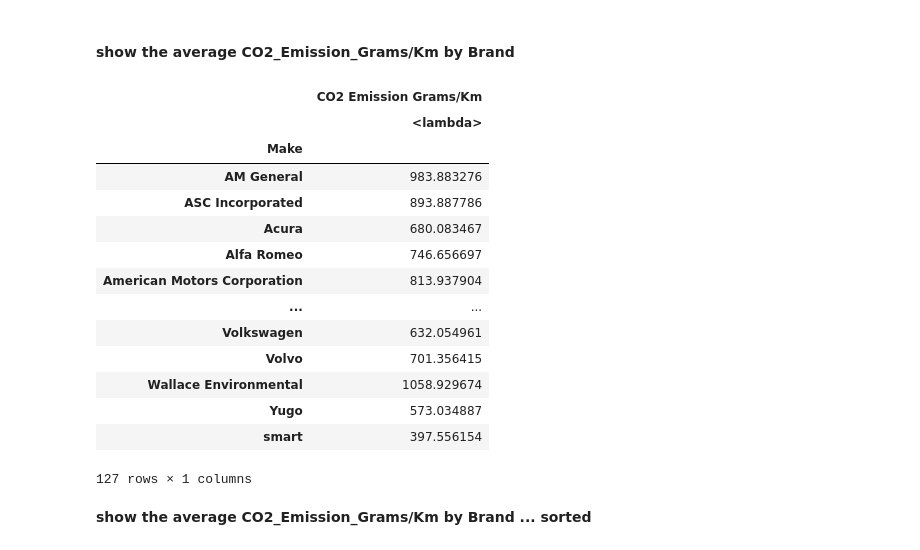
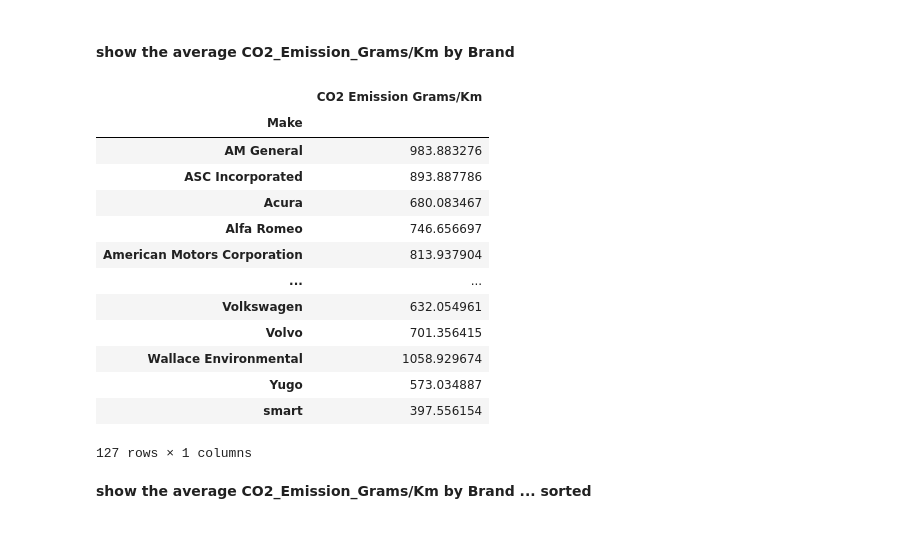
Before and after one commit to Sholypop/Lab, a Jupyter notebook: week2/Lab_Pandas_Grouping_Data_Vehicles.ipynb, the cells around one changed output. Saved outputs shown, nothing was run; the diff lists cells and outputs as text; code cells hidden in the pictures.

```diff
--- a/week2/Lab_Pandas_Grouping_Data_Vehicles.ipynb
+++ b/week2/Lab_Pandas_Grouping_Data_Vehicles.ipynb
@@ -85,10 +85,9 @@ cars.groupby('Make')[['CO2 Emission Grams/Mile']].apply(lambda x: x.mean()*1.609
 # %% [markdown]
 #### show the average CO2_Emission_Grams/Km by Brand
 # %%
-cars.groupby('Make')[['CO2 Emission Grams/Mile']].agg([lambda x: x.mean()*1.60934]).rename(columns={'CO2 Emission Grams/Mile':'CO2 Emission Grams/Km'})
+cars.groupby('Make')['CO2 Emission Grams/Mile'].agg([lambda x: x.mean()*1.60934]).rename(columns={'<lambda>':'CO2 Emission Grams/Km'})
 # %% [output]
 |  | CO2 Emission Grams/Km |
-|  | <lambda> |
 | Make |  |
 | AM General | 983.883276 |
 | ASC Incorporated | 893.887786 |
```
